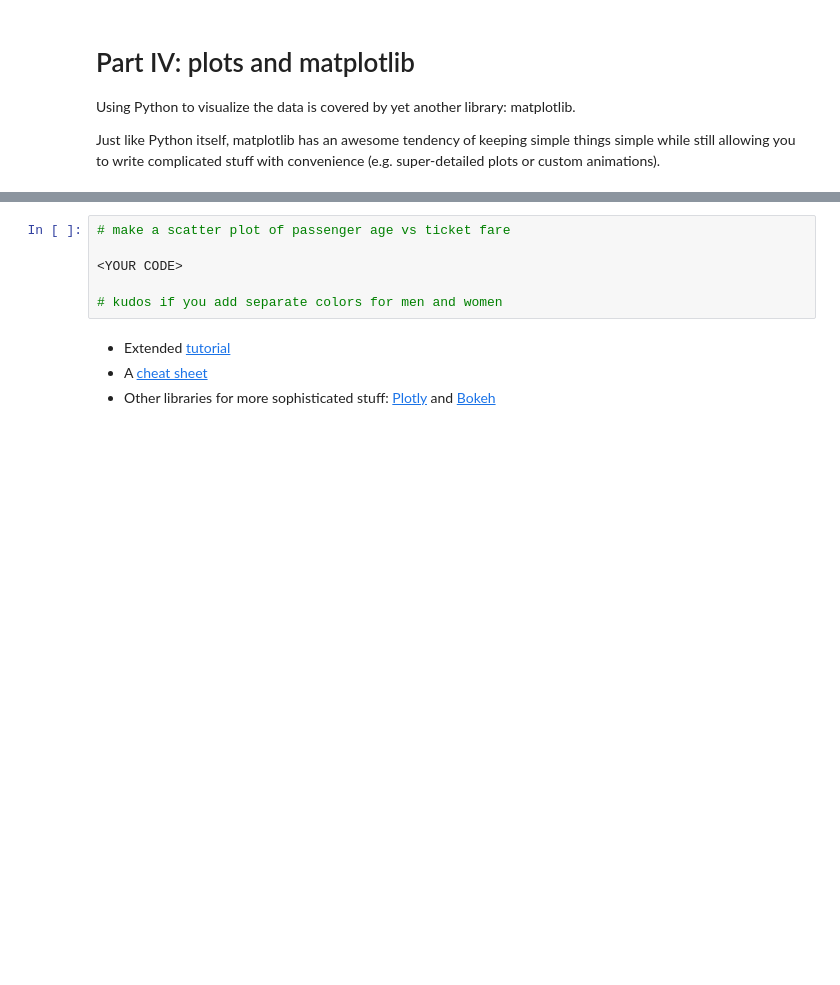
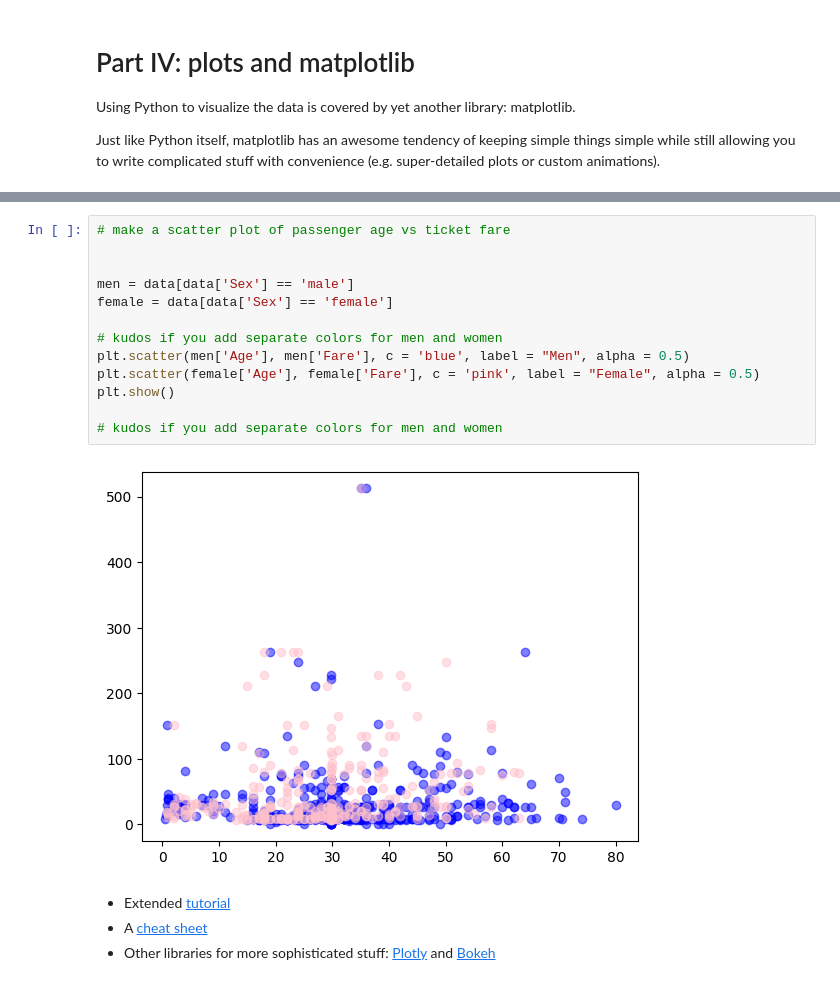
Before and after one commit to Skiftare/Practical_RL_shad, a Jupyter notebook: week01_intro/primer_python_for_ml/recap_ml.ipynb, the cells around one changed output, grey strips where cells are left out. Saved outputs shown, nothing was run; the diff lists cells and outputs as text; blank space fills up the shorter version.

```diff
--- a/week01_intro/primer_python_for_ml/recap_ml.ipynb
+++ b/week01_intro/primer_python_for_ml/recap_ml.ipynb
@@ -506,9 +607,18 @@ plt.hist([0, 1, 1, 1, 2, 2, 3, 3, 3, 3, 3, 4,
 # %%
 # make a scatter plot of passenger age vs ticket fare
 
-<YOUR CODE>
+
+men = data[data['Sex'] == 'male']
+female = data[data['Sex'] == 'female']
 
 # kudos if you add separate colors for men and women
+plt.scatter(men['Age'], men['Fare'], c = 'blue', label = "Men", alpha = 0.5)
+plt.scatter(female['Age'], female['Fare'], c = 'pink', label = "Female", alpha = 0.5)
+plt.show()
+
+# kudos if you add separate colors for men and women
+# %% [output]
+[figure, added]
 # %% [markdown]
 * Extended [tutorial](https://matplotlib.org/2.0.2/users/pyplot_tutorial.html)
 * A [cheat sheet](http://bit.ly/2koHxNF)
```
Also changed, not shown: parts of 25 cells of this notebook.
